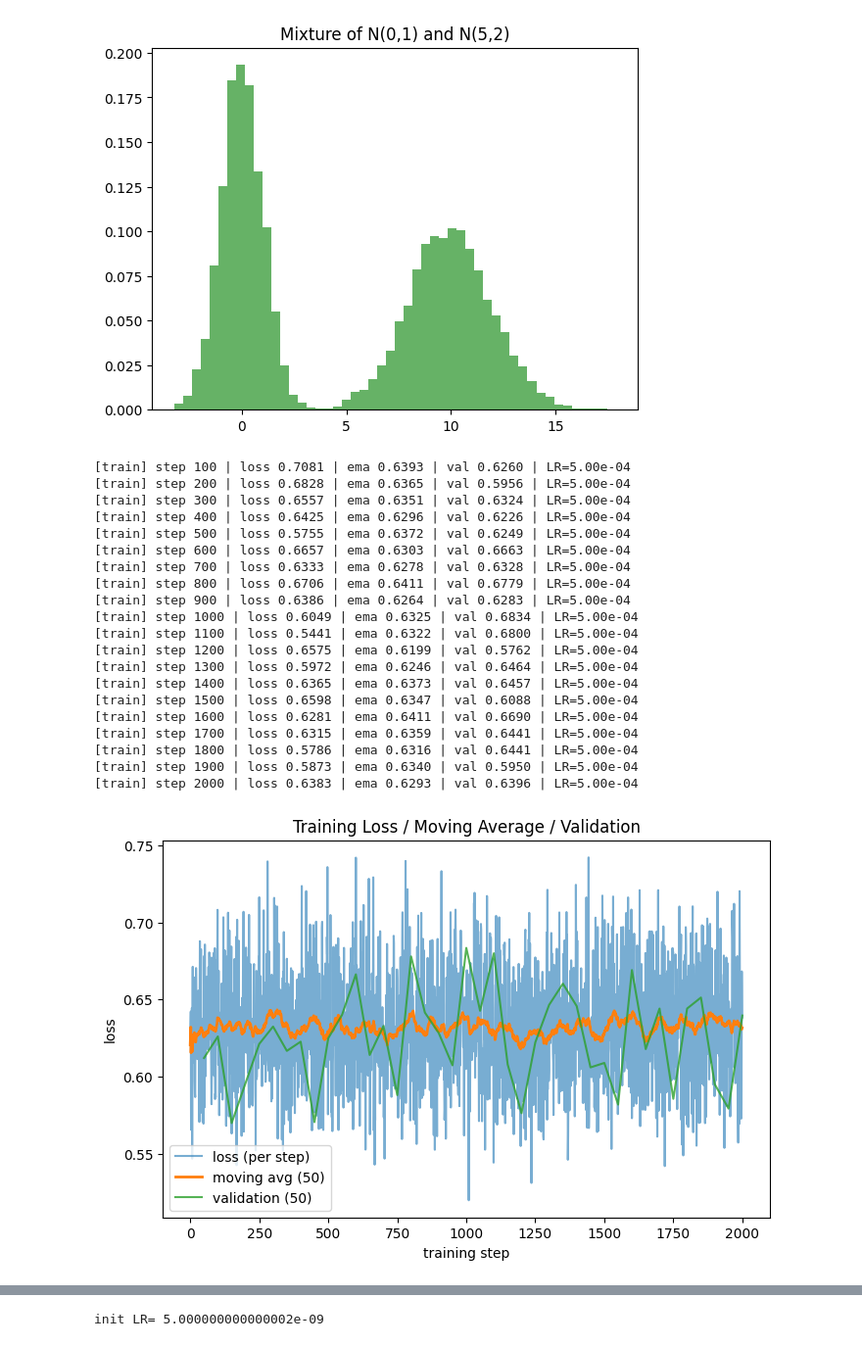
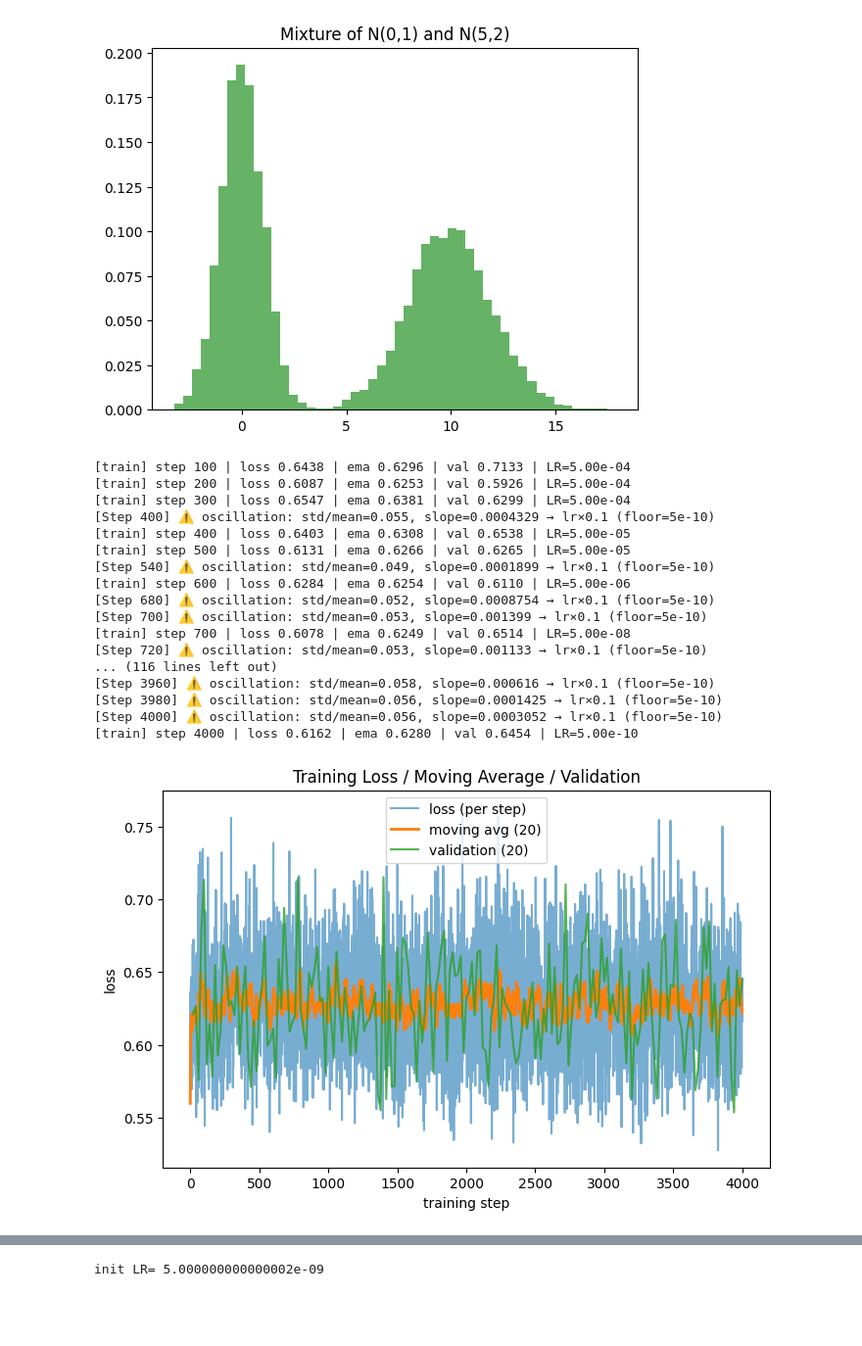
Before and after one commit to XuanWeiWang-999/2025Autumn_ML-project-DiffusionModel_02, a Jupyter notebook: 20251022_code/20251022_twoNormalDist - revised.ipynb, the cells around one changed output, grey strips where cells are left out. Shown: that part at 98% size. Cells and saved outputs as stored; diff of their text form; code cells hidden in the pictures; blank space fills up the shorter version.

```diff
--- a/20251022_code/20251022_twoNormalDist - revised.ipynb
+++ b/20251022_code/20251022_twoNormalDist - revised.ipynb
@@ -144,13 +144,13 @@ def compute_val_loss():
 #############  train loop() 第二種寫法!
 def train_loop(
     y0,
-    record_step=1,
-    val_step=50,
-    window=100,
-    threshold=0.03,
-    train_steps=2000,
-    warmup_steps=300,
-    min_lr=1e-6,
+    record_step,
+    val_step,
+    window,
+    threshold,
+    train_steps,
+    warmup_steps,
+    min_lr,
     grad_clip=1.0
 ):
     # y0 -> (N,1) on DEVICE
@@ -255,35 +255,32 @@ def train_loop(
 # %%
 #losses, movavg=train_loop(y0, record_step=1)
 losses, movavg, val_losses, lr_hist = train_loop(
     y0,
     record_step=1,
-    val_step=50,
-    window=50,
+    val_step=20,
+    window=20,
     threshold=0.018,
-    train_steps=2000,
+    train_steps=4000,
     warmup_steps=200,
     min_lr=5e-10
 )
 steps = np.arange(len(losses))
 # %% [output]
-[train] step 100 | loss 0.7081 | ema 0.6393 | val 0.6260 | LR=5.00e-04
-[train] step 200 | loss 0.6828 | ema 0.6365 | val 0.5956 | LR=5.00e-04
-[train] step 300 | loss 0.6557 | ema 0.6351 | val 0.6324 | LR=5.00e-04
-[train] step 400 | loss 0.6425 | ema 0.6296 | val 0.6226 | LR=5.00e-04
-[train] step 500 | loss 0.5755 | ema 0.6372 | val 0.6249 | LR=5.00e-04
-[train] step 600 | loss 0.6657 | ema 0.6303 | val 0.6663 | LR=5.00e-04
-[train] step 700 | loss 0.6333 | ema 0.6278 | val 0.6328 | LR=5.00e-04
-[train] step 800 | loss 0.6706 | ema 0.6411 | val 0.6779 | LR=5.00e-04
-[train] step 900 | loss 0.6386 | ema 0.6264 | val 0.6283 | LR=5.00e-04
-[train] step 1000 | loss 0.6049 | ema 0.6325 | val 0.6834 | LR=5.00e-04
-[train] step 1100 | loss 0.5441 | ema 0.6322 | val 0.6800 | LR=5.00e-04
-[train] step 1200 | loss 0.6575 | ema 0.6199 | val 0.5762 | LR=5.00e-04
-[train] step 1300 | loss 0.5972 | ema 0.6246 | val 0.6464 | LR=5.00e-04
-[train] step 1400 | loss 0.6365 | ema 0.6373 | val 0.6457 | LR=5.00e-04
-[train] step 1500 | loss 0.6598 | ema 0.6347 | val 0.6088 | LR=5.00e-04
-[train] step 1600 | loss 0.6281 | ema 0.6411 | val 0.6690 | LR=5.00e-04
-[train] step 1700 | loss 0.6315 | ema 0.6359 | val 0.6441 | LR=5.00e-04
-[train] step 1800 | loss 0.5786 | ema 0.6316 | val 0.6441 | LR=5.00e-04
-[train] step 1900 | loss 0.5873 | ema 0.6340 | val 0.5950 | LR=5.00e-04
-[train] step 2000 | loss 0.6383 | ema 0.6293 | val 0.6396 | LR=5.00e-04
+[train] step 100 | loss 0.6438 | ema 0.6296 | val 0.7133 | LR=5.00e-04
+[train] step 200 | loss 0.6087 | ema 0.6253 | val 0.5926 | LR=5.00e-04
+[train] step 300 | loss 0.6547 | ema 0.6381 | val 0.6299 | LR=5.00e-04
+[Step 400] ⚠️ oscillation: std/mean=0.055, slope=0.0004329 → lr×0.1 (floor=5e-10)
+[train] step 400 | loss 0.6403 | ema 0.6308 | val 0.6538 | LR=5.00e-05
+[train] step 500 | loss 0.6131 | ema 0.6266 | val 0.6265 | LR=5.00e-05
+[Step 540] ⚠️ oscillation: std/mean=0.049, slope=0.0001899 → lr×0.1 (floor=5e-10)
+[train] step 600 | loss 0.6284 | ema 0.6254 | val 0.6110 | LR=5.00e-06
+[Step 680] ⚠️ oscillation: std/mean=0.052, slope=0.0008754 → lr×0.1 (floor=5e-10)
+[Step 700] ⚠️ oscillation: std/mean=0.053, slope=0.001399 → lr×0.1 (floor=5e-10)
+[train] step 700 | loss 0.6078 | ema 0.6249 | val 0.6514 | LR=5.00e-08
+[Step 720] ⚠️ oscillation: std/mean=0.053, slope=0.001133 → lr×0.1 (floor=5e-10)
+... (116 lines left out)
+[Step 3960] ⚠️ oscillation: std/mean=0.058, slope=0.000616 → lr×0.1 (floor=5e-10)
+[Step 3980] ⚠️ oscillation: std/mean=0.056, slope=0.0001425 → lr×0.1 (floor=5e-10)
+[Step 4000] ⚠️ oscillation: std/mean=0.056, slope=0.0003052 → lr×0.1 (floor=5e-10)
+[train] step 4000 | loss 0.6162 | ema 0.6280 | val 0.6454 | LR=5.00e-10
-[figure, old version]
+[figure, new version]
```
Also changed, not shown: parts of 2 cells of this notebook.
